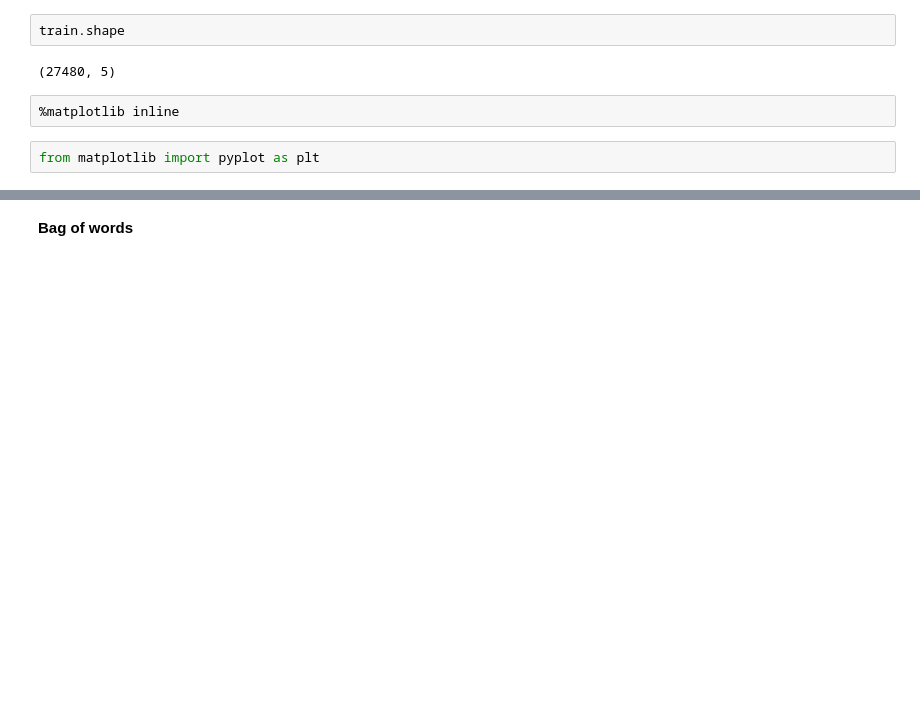
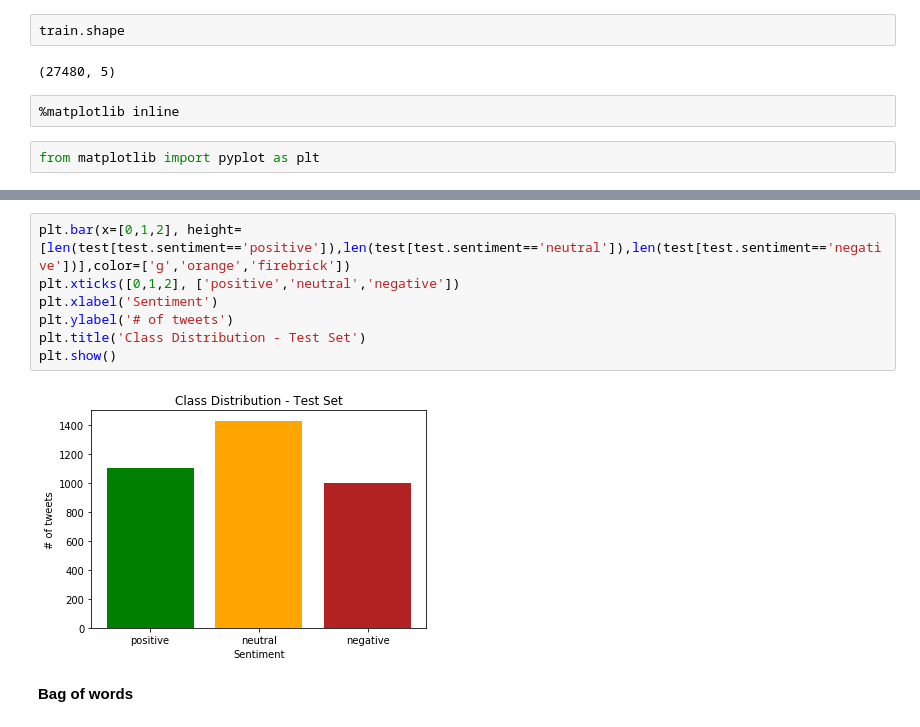
Before and after one commit to alexkapele/tweet_sentiment, a Jupyter notebook: sentiment_analysis.ipynb, the cells around one changed output, grey strips where cells are left out. Drawn from its saved outputs; the diff is of its cells as text; blank space fills up the shorter version.

```diff
--- a/sentiment_analysis.ipynb
+++ b/sentiment_analysis.ipynb
@@ -44,3 +45,12 @@ plt.show()
+# %%
+plt.bar(x=[0,1,2], height=[len(test[test.sentiment=='positive']),len(test[test.sentiment=='neutral']),len(test[test.sentiment=='negative'])],color=['g','orange','firebrick'])
+plt.xticks([0,1,2], ['positive','neutral','negative'])
+plt.xlabel('Sentiment')
+plt.ylabel('# of tweets')
+plt.title('Class Distribution - Test Set')
+plt.show()
+# %% [output]
+[figure, added]
 # %% [markdown]
 **Bag of words**
 # %%
```
Also changed, not shown: parts of 30 cells of this notebook.
